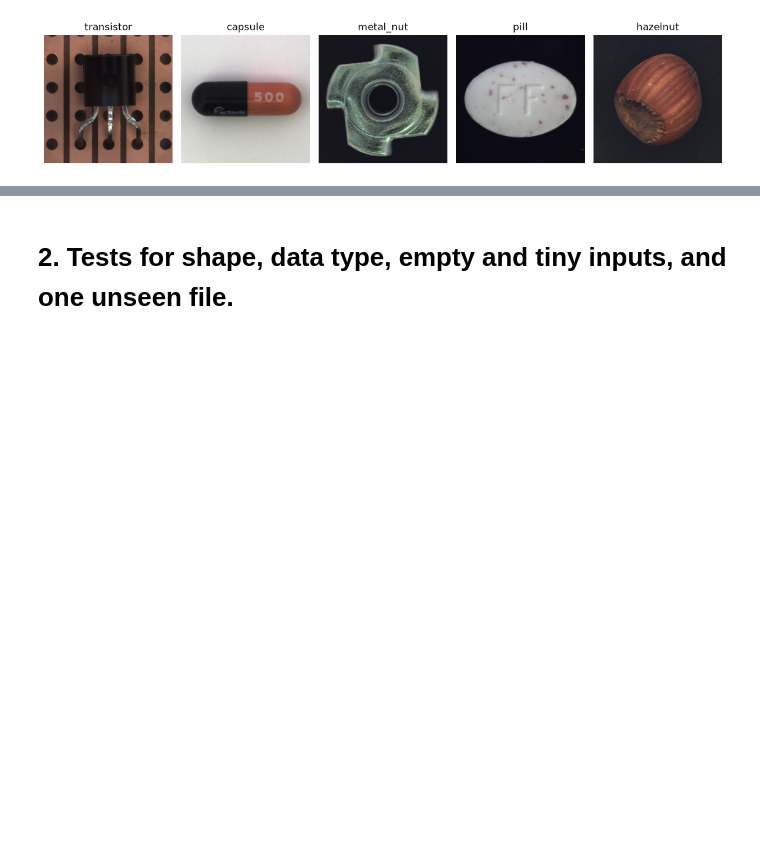
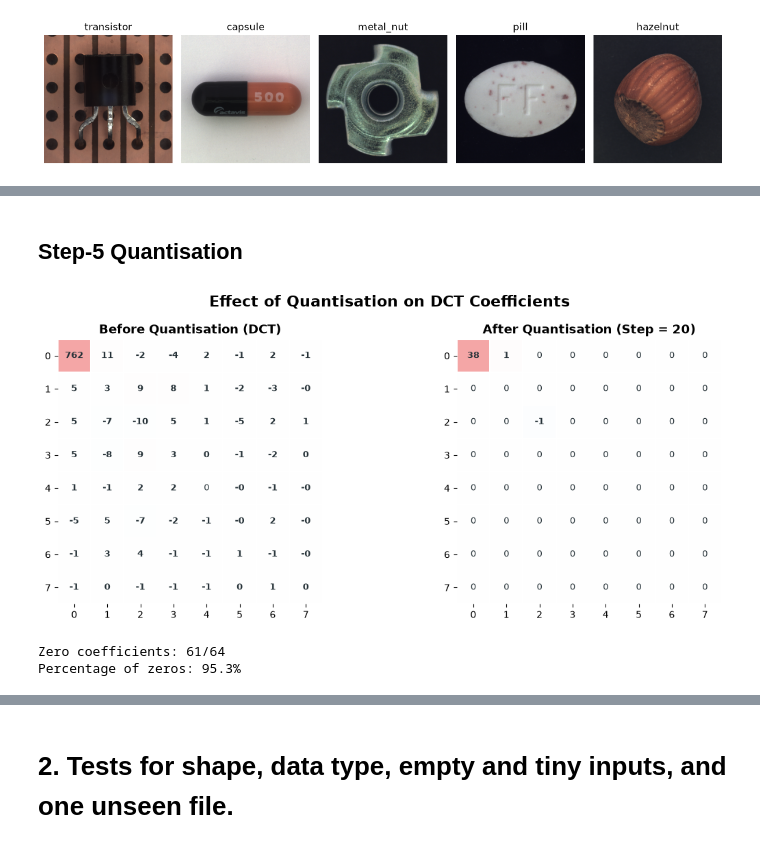
Before and after one commit to filza-a/IDIG4120-group-project, a Jupyter notebook: P2-More-Akhlaq.ipynb, the cells around one changed output, grey strips where cells are left out. Drawn from its saved outputs; the diff is of its cells as text; code cells hidden in the pictures; blank space fills up the shorter version.

```diff
--- a/P2-More-Akhlaq.ipynb
+++ b/P2-More-Akhlaq.ipynb
@@ -140,0 +330,71 @@ hazelnut
+# %% [markdown]
+## Step-5 Quantisation
+# %%
+# Apply quantisation to the DCT block
+q_step = 20
+quantised_block = np.round(dct_block / q_step).astype(int)
+
+from matplotlib.colors import LinearSegmentedColormap
+
+# Pastel colour map
+cmap = LinearSegmentedColormap.from_list(
+    "PastelDCT", ["#A8C8F0", "#FFFFFF", "#F4A6A6"]
+)
+
+fig, axes = plt.subplots(1, 2, figsize=(12, 5))
+
+data_list = [dct_block, quantised_block]
+titles = ["Before Quantisation (DCT)", "After Quantisation (Step = 20)"]
+
+for ax, data, title in zip(axes, data_list, titles):
+
+    # Use symmetric colour limits around zero
+    limit = max(np.max(np.abs(data)), 1)
+
+    ax.imshow(data, cmap=cmap, vmin=-limit, vmax=limit)
+
+    # Display coefficient values
+    for row in range(8):
+        for col in range(8):
+            value = data[row, col]
+
+            ax.text(
+                col, row,
+                f"{value:.0f}",
+                ha="center", va="center",
+                fontsize=9,
+                color="#263238",
+                fontweight="bold" if value != 0 else "normal"
+            )
+
+    # Grid and labels
+    ax.set_xticks(range(8))
+    ax.set_yticks(range(8))
+    ax.set_xticks(np.arange(-0.5, 8, 1), minor=True)
+    ax.set_yticks(np.arange(-0.5, 8, 1), minor=True)
+    ax.grid(which="minor", color="white", linewidth=1.5)
+    ax.tick_params(which="minor", bottom=False, left=False)
+
+    ax.set_title(title, fontsize=13, fontweight="bold")
+
+    for spine in ax.spines.values():
+        spine.set_visible(False)
+
+plt.suptitle(
+    "Effect of Quantisation on DCT Coefficients",
+    fontsize=16, fontweight="bold"
+)
+
+plt.tight_layout()
+plt.show()
+
+# Summary
+zero_count = np.count_nonzero(quantised_block == 0)
+total = quantised_block.size
+
+print(f"Zero coefficients: {zero_count}/{total}")
+print(f"Percentage of zeros: {zero_count / total * 100:.1f}%")
+# %% [output]
+[figure, added]
+Zero coefficients: 61/64
+Percentage of zeros: 95.3%
```
Also changed, not shown: parts of 34 cells of this notebook, 1 other file.
